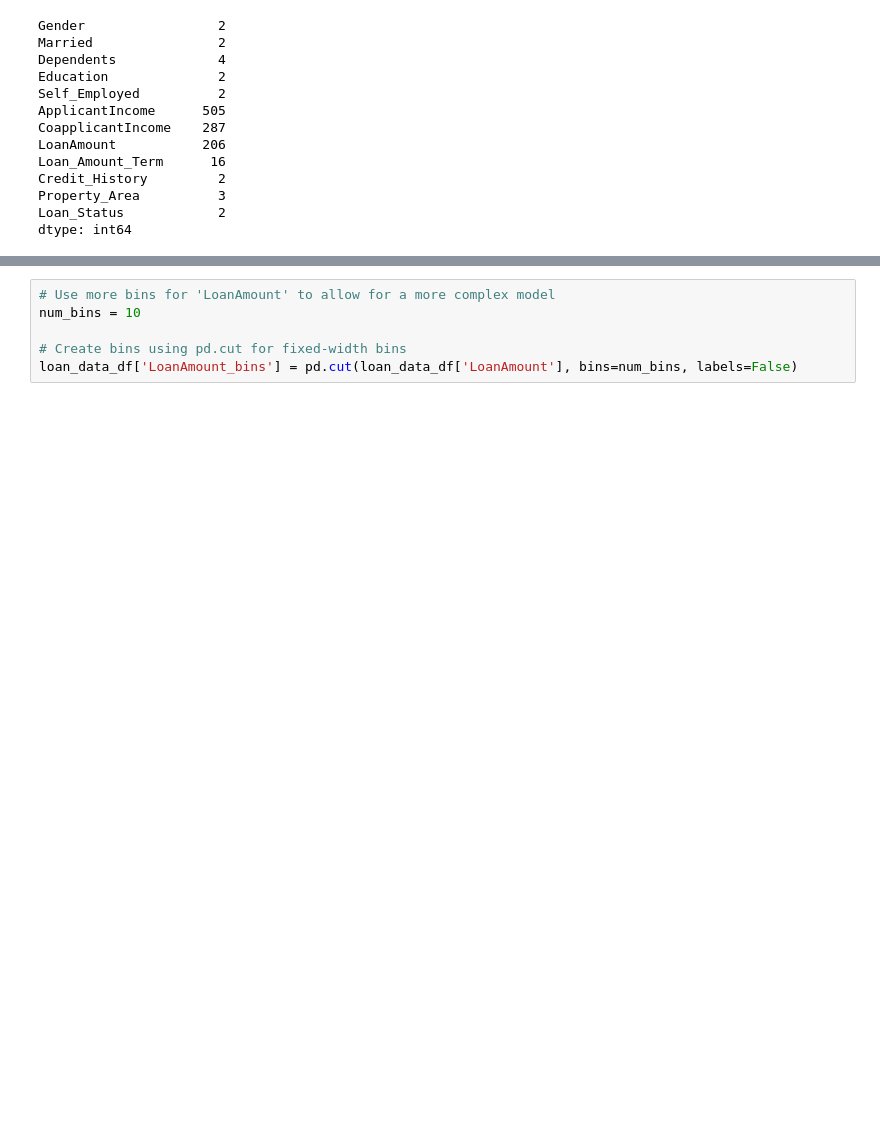
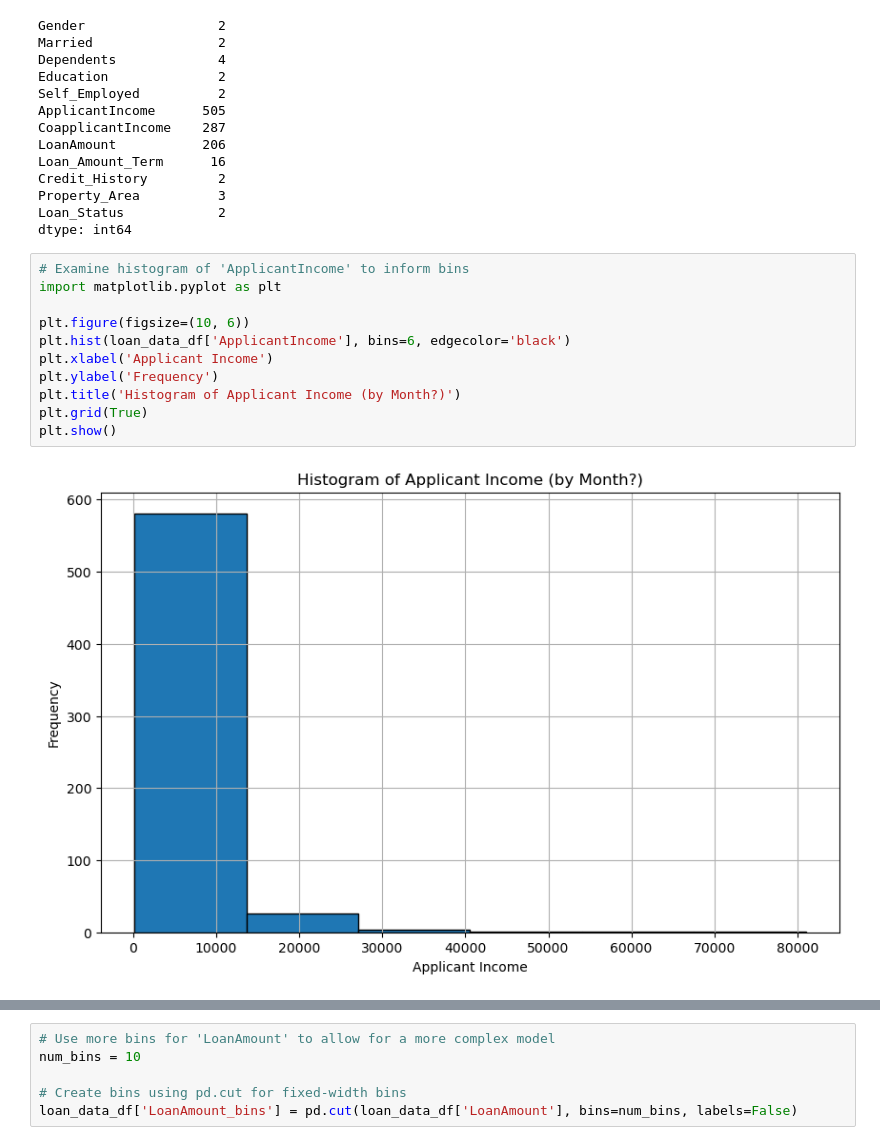
Before and after one commit to NataliiaShevchenko620/Finance_loan_approval_prediction_data, a Jupyter notebook: Finance_loan_approval_prediction.ipynb, the cells around one changed output, grey strips where cells are left out. Cells and saved outputs as stored; diff of their text form; blank space fills up the shorter version.

```diff
--- a/Finance_loan_approval_prediction.ipynb
+++ b/Finance_loan_approval_prediction.ipynb
@@ -107,6 +107,19 @@ Credit_History         2
 Property_Area          3
 Loan_Status            2
 dtype: int64
+# %%
+# Examine histogram of 'ApplicantIncome' to inform bins
+import matplotlib.pyplot as plt
+
+plt.figure(figsize=(10, 6))
+plt.hist(loan_data_df['ApplicantIncome'], bins=6, edgecolor='black')
+plt.xlabel('Applicant Income')
+plt.ylabel('Frequency')
+plt.title('Histogram of Applicant Income (by Month?)')
+plt.grid(True)
+plt.show()
+# %% [output]
+[figure, added]
 # %%
 # For columns with more than 10 unique values use pd.cut to create bins, statring with ApplicantIncome, CoapplicantIncome, and Loan_Amount_Term
 # Manually define unique bin edges
```
Also changed, not shown: parts of 4 cells of this notebook, 1 other file.
